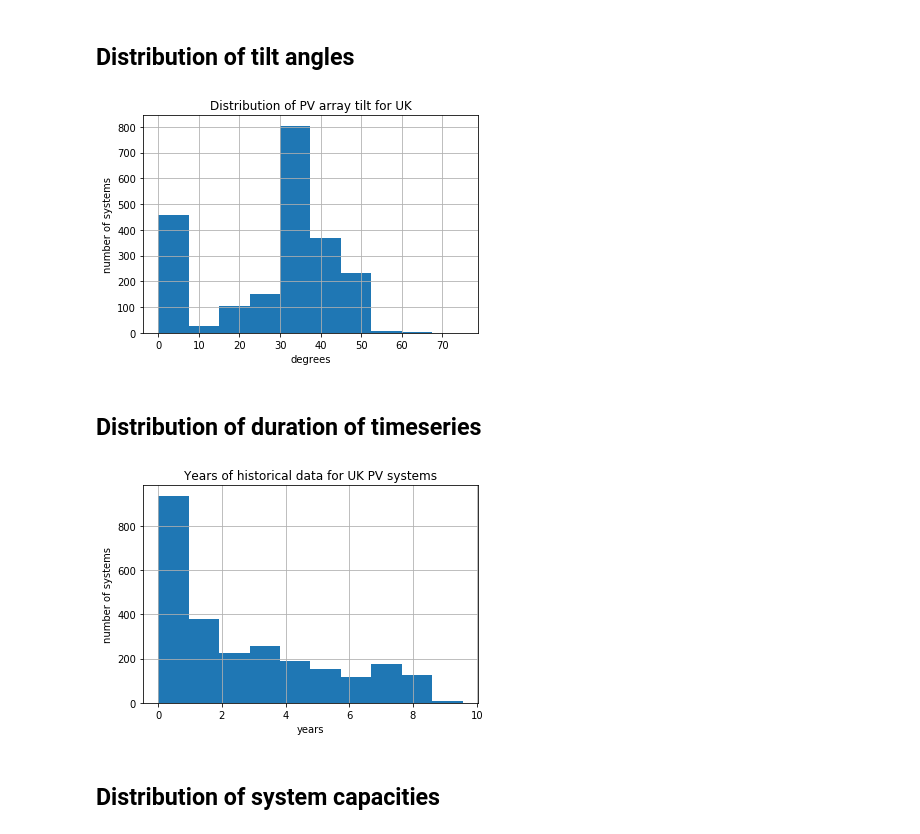
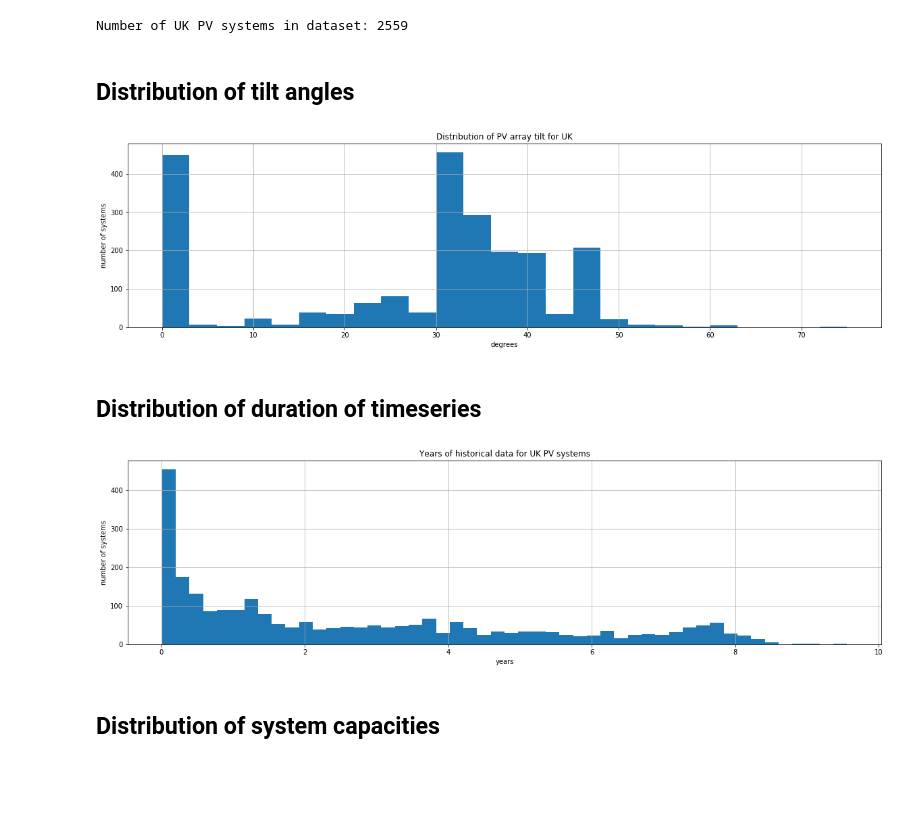
Before and after one commit to openclimatefix/pvoutput, a Jupyter notebook: PVOutput_analyse_metadata.ipynb, the cells around one changed output. Saved outputs shown, nothing was run; the diff lists cells and outputs as text; code cells hidden in the pictures; blank space fills up the shorter version.

Commit message:
tidying up metadata analysis notebook

```diff
--- a/PVOutput_analyse_metadata.ipynb
+++ b/PVOutput_analyse_metadata.ipynb
@@ -1,5 +1,8 @@
 # %%
 import pandas as pd
+import matplotlib
+
+matplotlib.rcParams['figure.figsize'] = (20, 5)
 # %%
 all_metadata_df = pd.read_hdf(
     '/home/jack/data/pvoutput.org/processed/UK_PV_listing_metadata.hdf',
@@ -7,21 +18,25 @@ all_metadata_df = pd.read_hdf(
+# %%
+print('Number of UK PV systems in dataset:', len(all_metadata_df))
+# %% [output]
+Number of UK PV systems in dataset: 2559
 # %% [markdown]
 ## Distribution of tilt angles
 # %%
-ax = all_metadata_df[['system_1_tilt_degrees', 'system_2_tilt_degrees']].stack().hist()
+ax = all_metadata_df[['system_1_tilt_degrees', 'system_2_tilt_degrees']].stack().hist(bins=25)
 ax.set_xlabel('degrees')
 ax.set_ylabel('number of systems')
 ax.set_title('Distribution of PV array tilt for UK');
 # %% [output]
-[figure, old version]
+[figure, new version]
 # %% [markdown]
 ## Distribution of duration of timeseries
 # %%
-ax = (all_metadata_df['Outputs'].astype('timedelta64[D]') / 365).hist()
+ax = (all_metadata_df['Outputs'].astype('timedelta64[D]') / 365).hist(bins=50)
 ax.set_xlabel('years')
 ax.set_ylabel('number of systems')
 ax.set_title('Years of historical data for UK PV systems');
 # %% [output]
-[figure, old version]
+[figure, new version]
 # %% [markdown]
 ## Distribution of system capacities
 # %%
```
Also changed, not shown: parts of 7 cells of this notebook.
